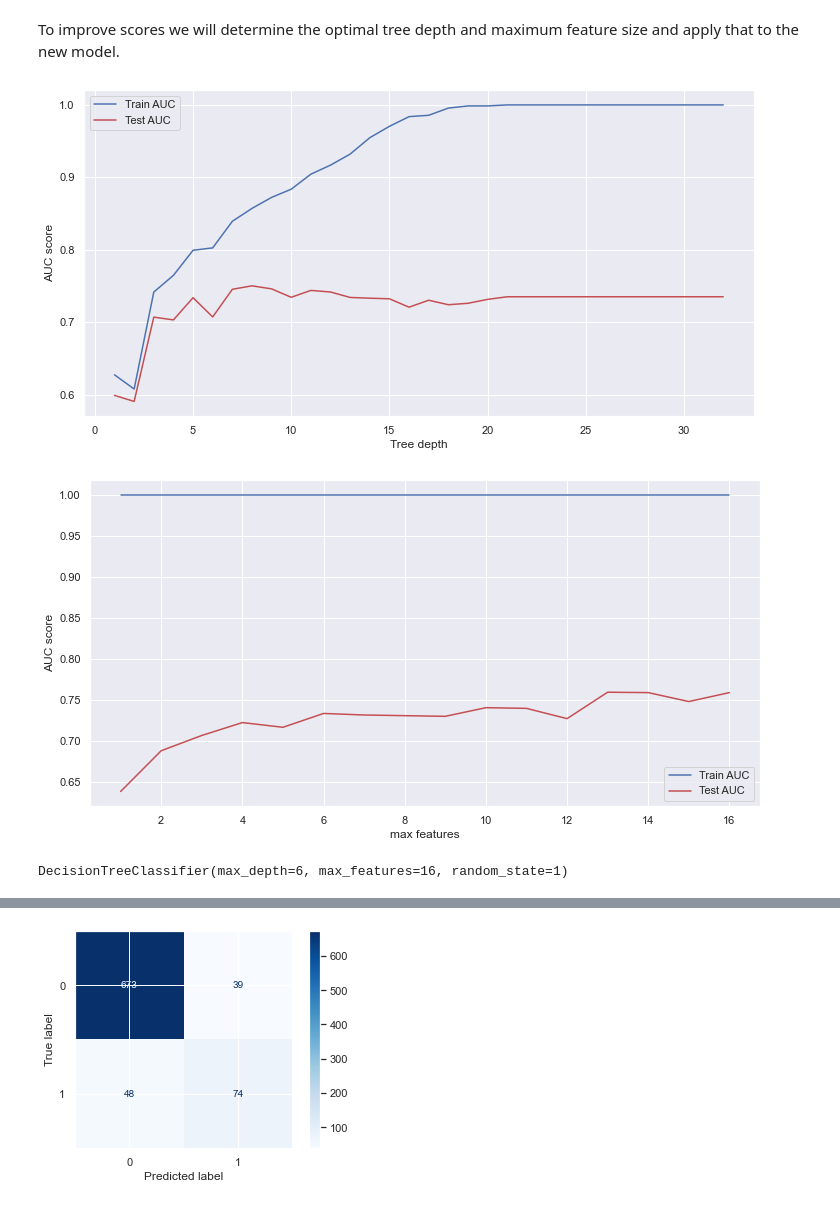
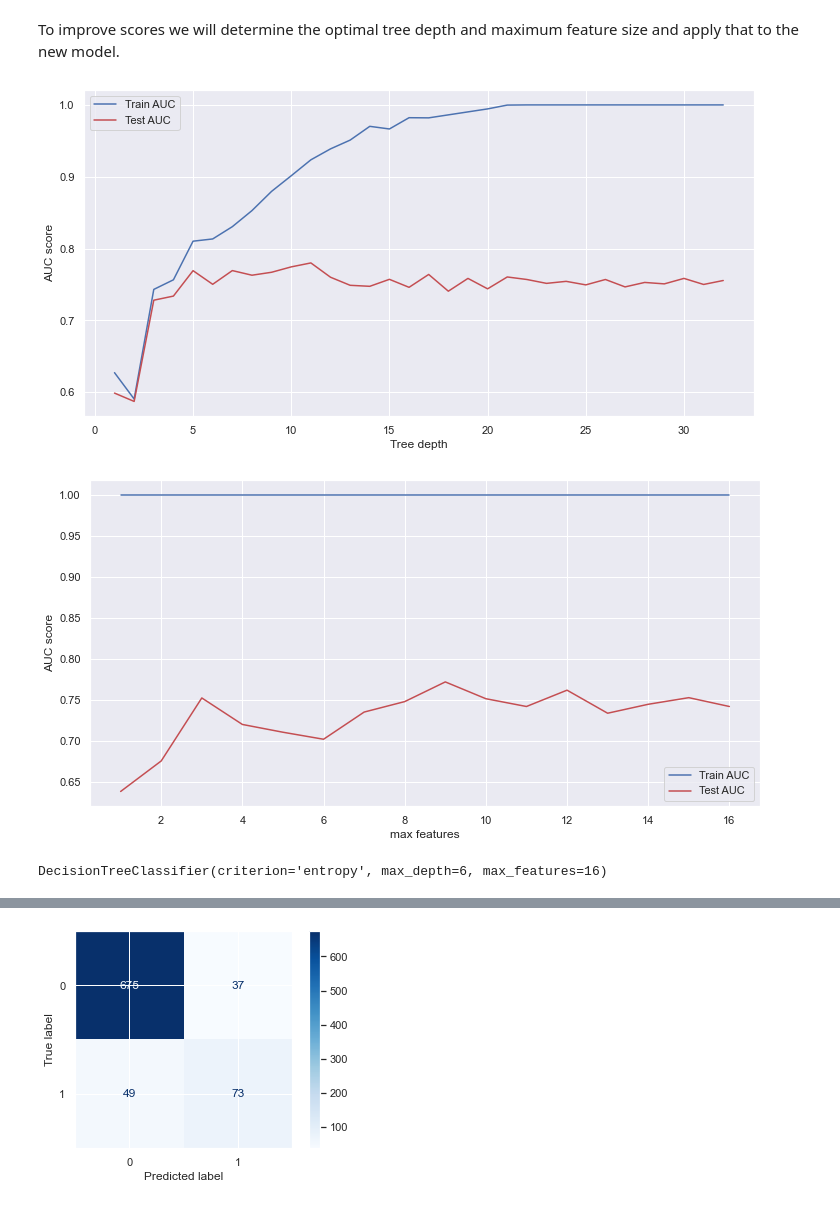
Before and after one commit to ashakeri92/SyriaTel_Analysis, a Jupyter notebook: Analysis.ipynb, the cells around one changed output, grey strips where cells are left out. Drawn from its saved outputs; the diff is of its cells as text; code cells hidden in the pictures.

```diff
--- a/Analysis.ipynb
+++ b/Analysis.ipynb
@@ -442,40 +442,40 @@ To improve scores we will determine the optimal tree depth and maximum feature s
 # %%
 # Identify the optimal tree depth for given data
 max_depths = np.linspace(1, 32, 32, endpoint=True)
 train_results = []
 test_results = []
 for max_depth in max_depths:
-   dt = DecisionTreeClassifier(criterion='gini', max_depth=max_depth, random_state=SEED)
+   dt = DecisionTreeClassifier(criterion='entropy', max_depth=max_depth)
    dt.fit(X_train_sc, y_train)
    train_pred = dt.predict(X_train_sc)
    false_positive_rate, true_positive_rate, thresholds = roc_curve(y_train, train_pred)
    roc_auc = auc(false_positive_rate, true_positive_rate)
    # Add auc score to previous train results
    train_results.append(roc_auc)
    y_pred = dt.predict(X_test_sc)
    false_positive_rate, true_positive_rate, thresholds = roc_curve(y_test, y_pred)
    roc_auc = auc(false_positive_rate, true_positive_rate)
    # Add auc score to previous test results
    test_results.append(roc_auc)
 
 plt.figure(figsize=(12,6))
 plt.plot(max_depths, train_results, 'b', label='Train AUC')
 plt.plot(max_depths, test_results, 'r', label='Test AUC')
 plt.ylabel('AUC score')
 plt.xlabel('Tree depth')
 plt.legend()
 plt.show()
 
 # the best depth for this specific tree is max_depth = 6
 # %% [output]
-[figure, old version]
+[figure, new version]
 # %%
 # Find the best value for optimal maximum feature size
 max_features = list(range(1, X_train.shape[1]))
 train_results = []
 test_results = []
 for max_feature in max_features:
-   dt = DecisionTreeClassifier(criterion='entropy', max_features=max_feature, random_state=SEED)
+   dt = DecisionTreeClassifier(criterion='entropy', max_features=max_feature)
    dt.fit(X_train, y_train)
    train_pred = dt.predict(X_train)
    false_positive_rate, true_positive_rate, thresholds = roc_curve(y_train, train_pred)
@@ -496,13 +496,13 @@ plt.show()
 
 # max number of features will be set to 16
 # %% [output]
-[figure, old version]
+[figure, new version]
 # %%
 # Initiate and fit a DecisionTreeClassifier with updated max depth
-tree_clf2 = DecisionTreeClassifier(criterion='gini', max_depth=6, max_features=16, random_state=SEED)
+tree_clf2 = DecisionTreeClassifier(criterion='entropy', max_depth=6, max_features=16)
 tree_clf2.fit(X_train_resampled, y_train_resampled)
 # %% [output]
-DecisionTreeClassifier(max_depth=6, max_features=16, random_state=1)
+DecisionTreeClassifier(criterion='entropy', max_depth=6, max_features=16)
 # %%
 # Test set predictions updated max depth
 test_pred2 = tree_clf2.predict(X_test_sc)
```
Also changed, not shown: parts of 9 cells of this notebook, 2 other files.
